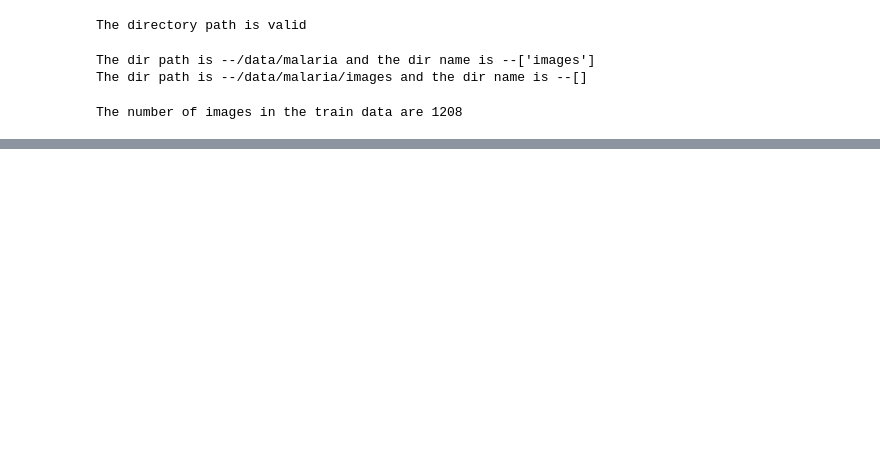
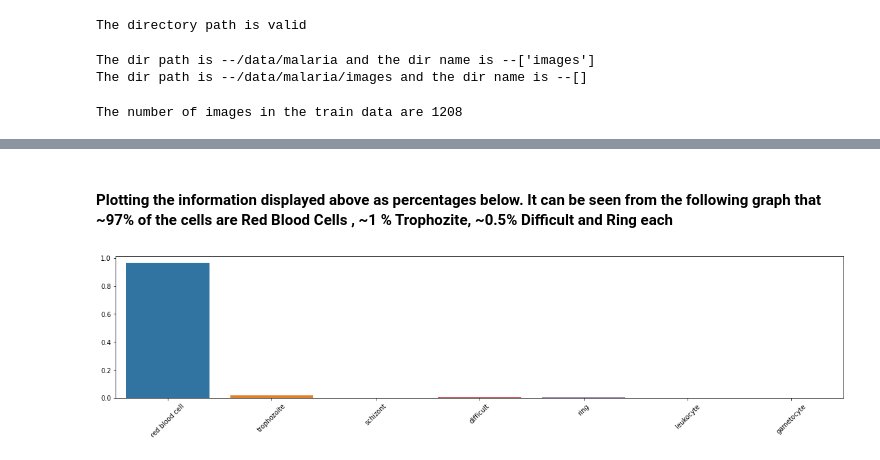
Before and after one commit to shraddhazpy/YOLOv3ByMe, a Jupyter notebook: notebooks/Dataset EDA.ipynb, the cells around one changed output, grey strips where cells are left out. Saved outputs shown, nothing was run; the diff lists cells and outputs as text; code cells hidden in the pictures; blank space fills up the shorter version.

```diff
--- a/notebooks/Dataset EDA.ipynb
+++ b/notebooks/Dataset EDA.ipynb
@@ -69,0 +154,3 @@ The number of images in the train data are 1208
+# %%
+celltype_count= dict(Counter([cell['category'] for image in train_data for cell in image['objects']]))
+celltype_count
@@ -69,0 +165,9 @@ The number of images in the train data are 1208
+# %% [markdown]
+#### Plotting the information displayed above as percentages below. It can be seen from the following graph that ~97% of the cells are Red Blood Cells , ~1 % Trophozite, ~0.5% Difficult and Ring each
+# %%
+plt.figure(figsize=(20,4))
+sns.barplot(list(celltype_count.keys()),[i/no_images for i in list(celltype_count.values())])
+plt.xticks(rotation =45)
+plt.show()
+# %% [output]
+[figure, added]
```
Also changed, not shown: parts of 37 cells of this notebook.
